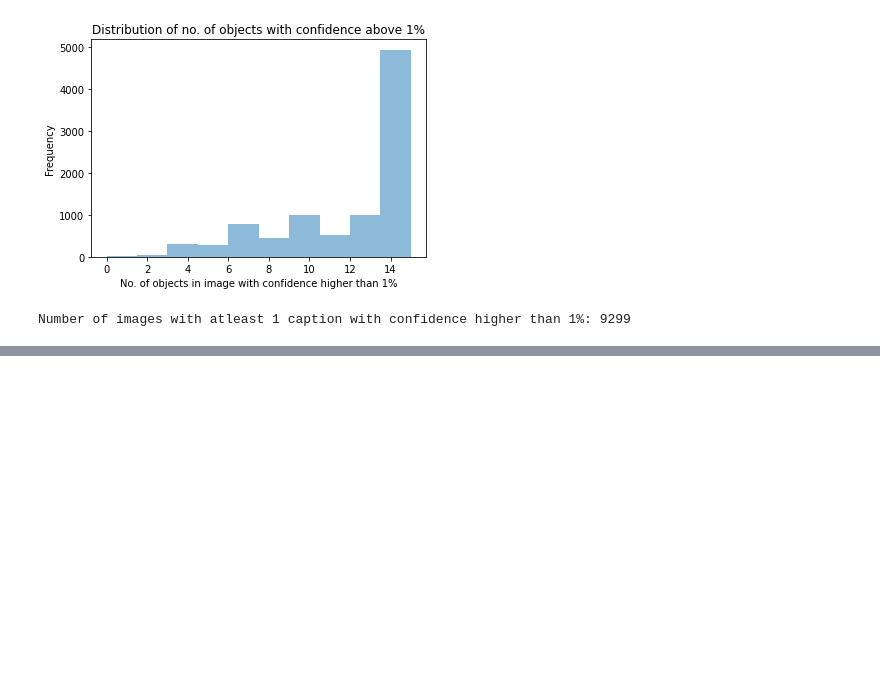
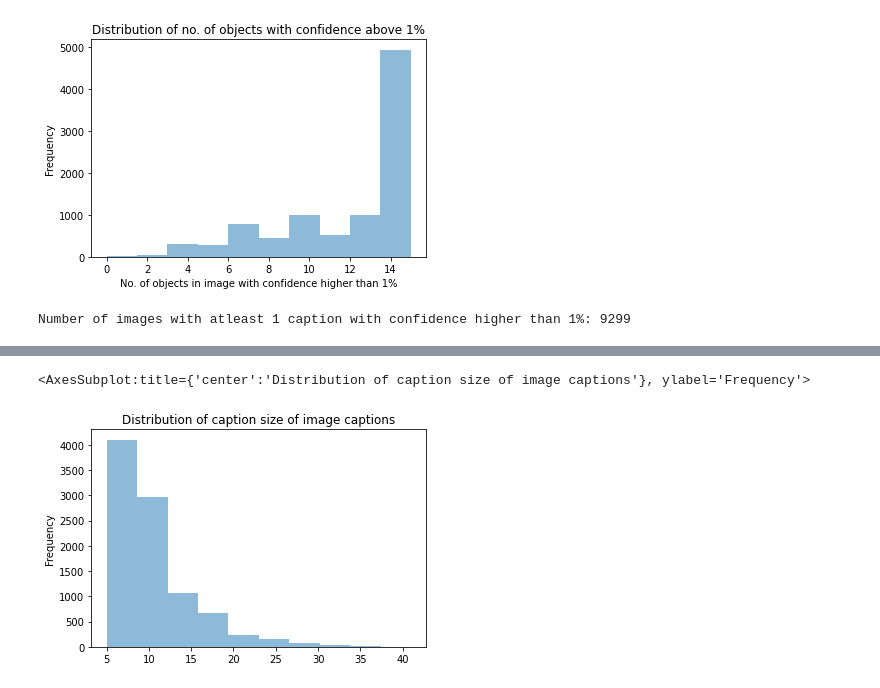
Before and after one commit to apragupta/ML1_Final_Proj, a Jupyter notebook: exploration.ipynb, the cells around one changed output, grey strips where cells are left out. Saved outputs shown, nothing was run; the diff lists cells and outputs as text; code cells hidden in the pictures; blank space fills up the shorter version.

Commit message:
added graphs

```diff
--- a/exploration.ipynb
+++ b/exploration.ipynb
@@ -252,0 +255,3 @@ Number of images with atleast 1 caption with confidence higher than 1%: 9299
+# %%
+caption_size = image_captions['caption'].apply(lambda x: len(x.split(" ")))
+caption_size.describe()
@@ -252,0 +268,5 @@ Number of images with atleast 1 caption with confidence higher than 1%: 9299
+# %%
+caption_size.plot.hist(alpha=0.5,title="Distribution of caption size of image captions")
+# %% [output]
+<AxesSubplot:title={'center':'Distribution of caption size of image captions'}, ylabel='Frequency'>
+[figure, added]
```
Also changed, not shown: parts of 5 cells of this notebook.
